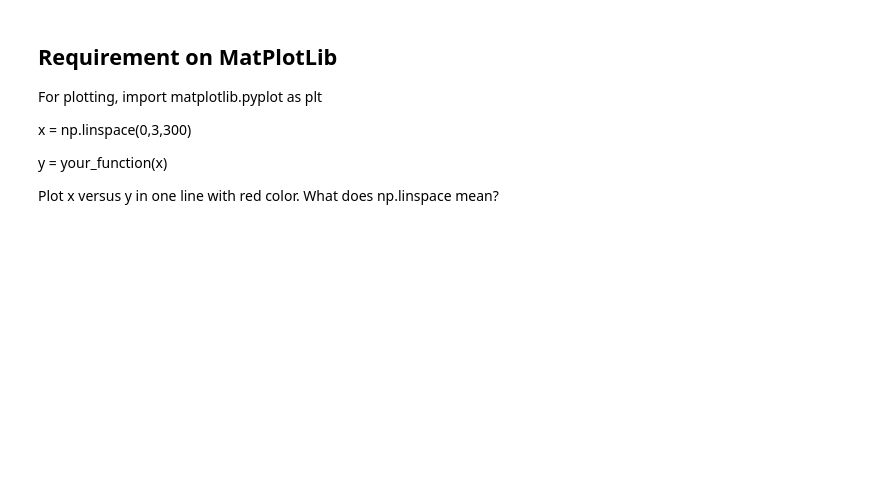
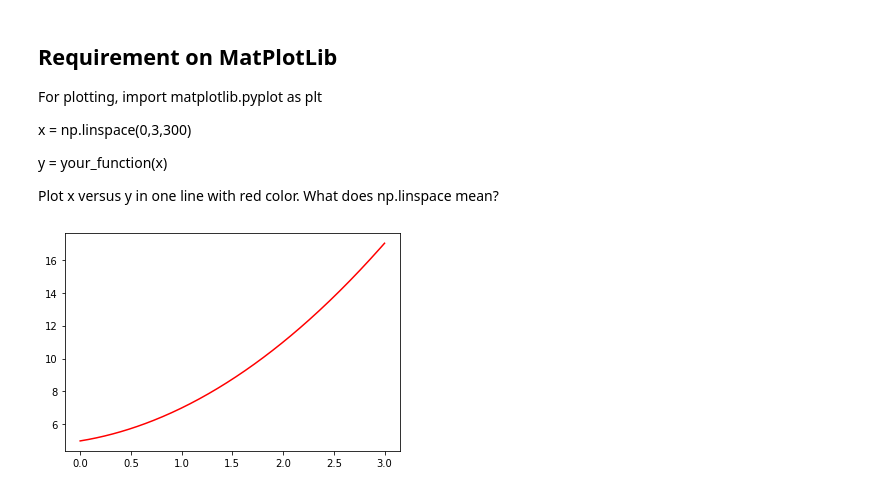
Before and after one commit to abdelazizSalah/FacultyOfEngineeringMaterial, a Jupyter notebook: ThirdYear/SecondTerm/Nural_Networks/Labs/lab1/Review On Python.ipynb, the cells around one changed output. Cells and saved outputs as stored; diff of their text form; code cells hidden in the pictures; blank space fills up the shorter version.

```diff
--- a/ThirdYear/SecondTerm/Nural_Networks/Labs/lab1/Review On Python.ipynb
+++ b/ThirdYear/SecondTerm/Nural_Networks/Labs/lab1/Review On Python.ipynb
@@ -2040,0 +2090,8 @@ Plot x versus y in one line with red color.  What does np.linspace mean?
+# %%
+## Answer:
+x = np.linspace(0, 3, 300)
+y = x+x**2+5
+plt.plot(x, x+x**2+5, c='red')
+plt.show()
+# %% [output]
+[figure, added]
```
Also changed, not shown: parts of 15 cells of this notebook, 7 other files.
